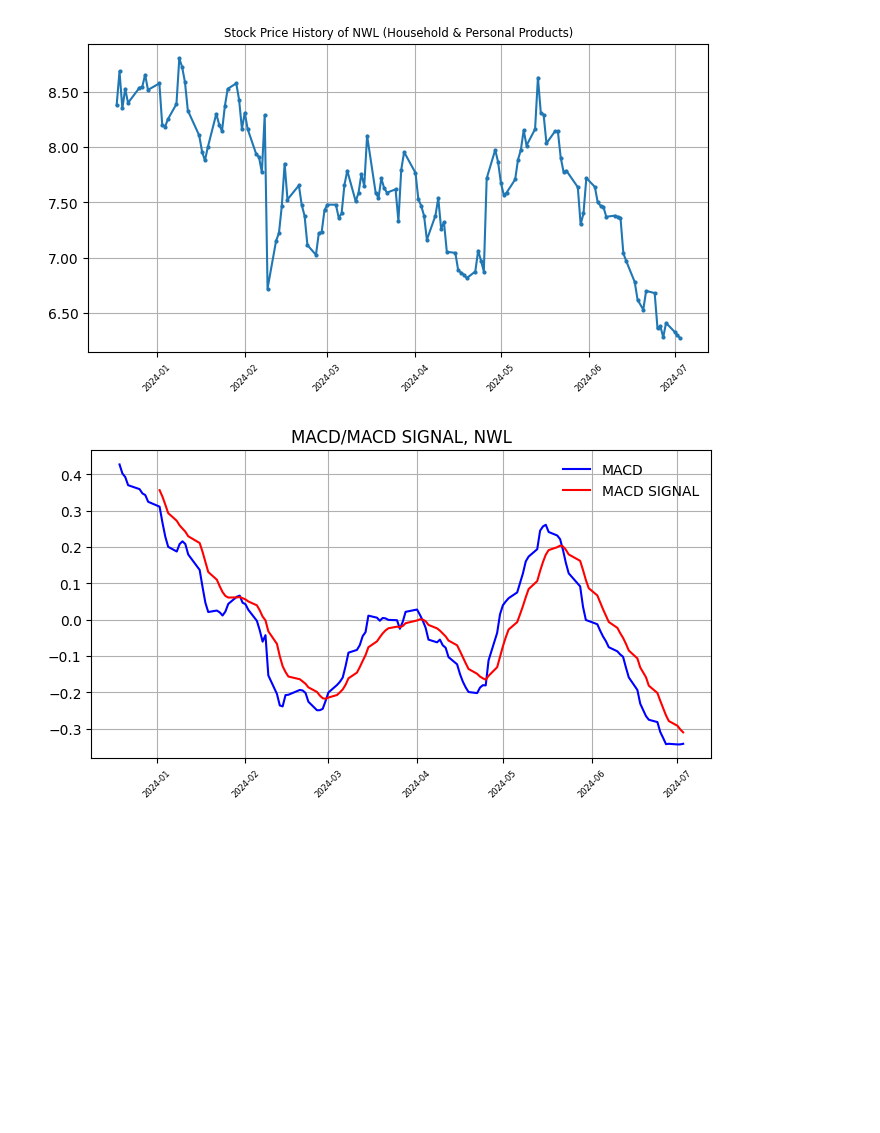
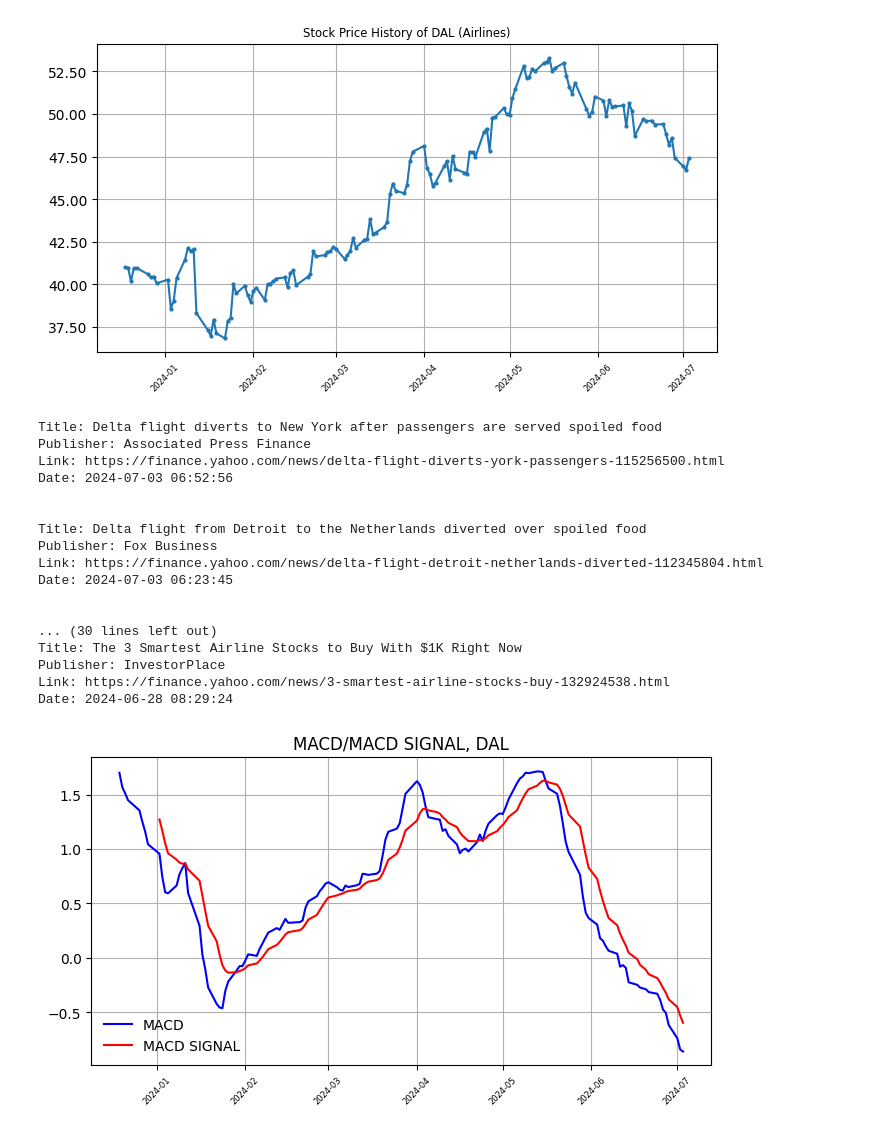
Before and after one commit to SaumikDana/Stock_Selector, a Jupyter notebook: notebooks/specific_stock_analysis.ipynb, the cells around one changed output. Cells and saved outputs as stored; diff of their text form; code cells hidden in the pictures; blank space fills up the shorter version.

```diff
--- a/notebooks/specific_stock_analysis.ipynb
+++ b/notebooks/specific_stock_analysis.ipynb
@@ -1,19 +1,36 @@
 # %%
 import setup
 from imports import *
-from scripts.analyze_stock import analyze_stock_options
+from scripts.analyze_stock import get_stock_news
 from scripts.plotting_routines import plot_stock_historical_data, plot_indicators
 
 # Set the time frame
 end_date = datetime.today()
 start_date = end_date - timedelta(days=21)
 
-tickers = ["NWL"]
+tickers = ["DAL", "NWL"]
 
 for ticker in tickers:
-    dict, df = analyze_stock_options(ticker)
     plot_stock_historical_data(ticker, start_date, end_date)
+    get_stock_news(ticker)
     plot_indicators(ticker, start_date, end_date)
 # %% [output]
-[figure, old version]
+[figure, new version]
+Title: Delta flight diverts to New York after passengers are served spoiled food
+Publisher: Associated Press Finance
+Link: https://finance.yahoo.com/news/delta-flight-diverts-york-passengers-115256500.html
+Date: 2024-07-03 06:52:56
+
+
+Title: Delta flight from Detroit to the Netherlands diverted over spoiled food
+Publisher: Fox Business
+Link: https://finance.yahoo.com/news/delta-flight-detroit-netherlands-diverted-112345804.html
+Date: 2024-07-03 06:23:45
+
+
+... (30 lines left out)
+Title: The 3 Smartest Airline Stocks to Buy With $1K Right Now
+Publisher: InvestorPlace
+Link: https://finance.yahoo.com/news/3-smartest-airline-stocks-buy-132924538.html
+Date: 2024-06-28 08:29:24
-[figure, old version]
+[figure, new version]
```
Also changed, not shown: parts of 1 cell of this notebook, 2 other files.
